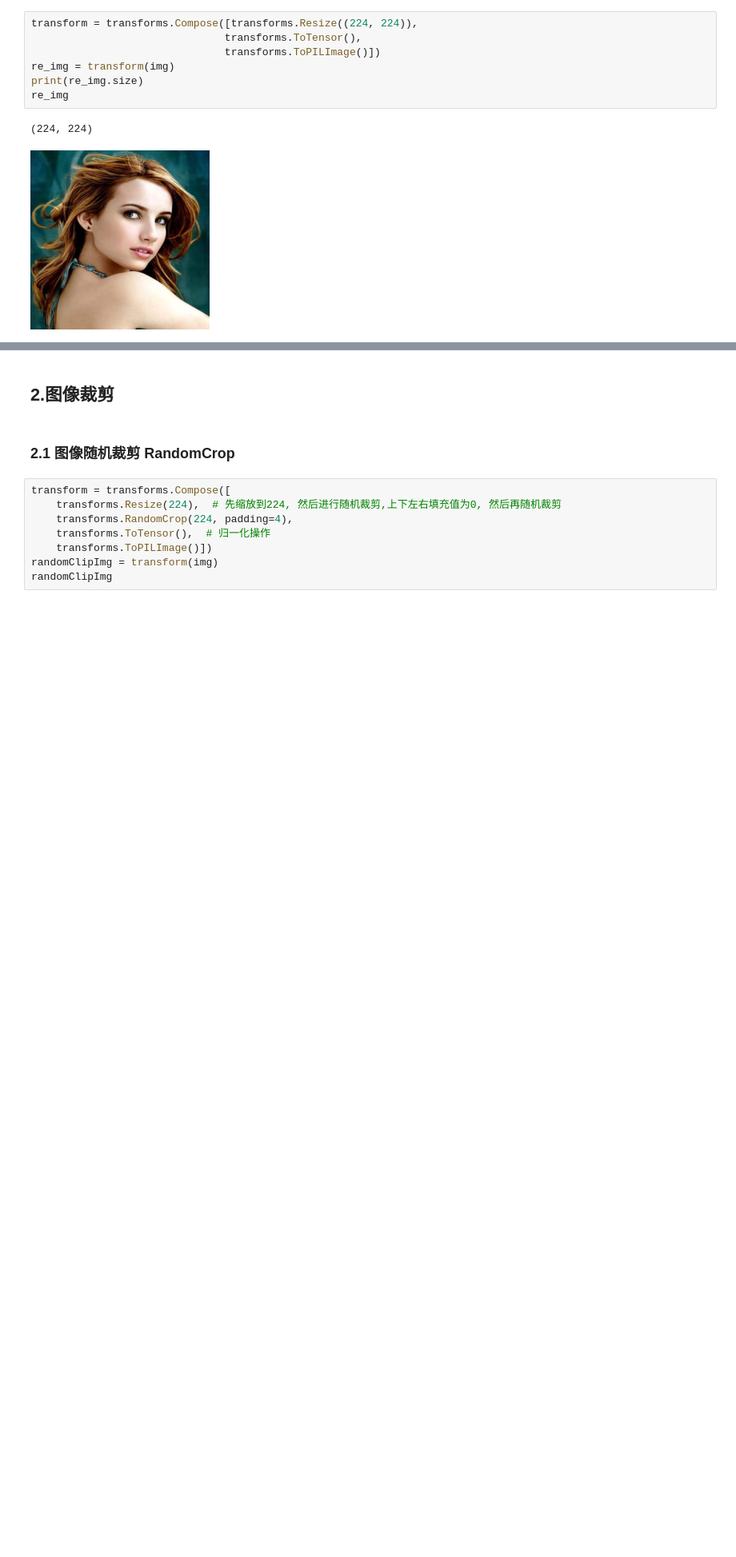
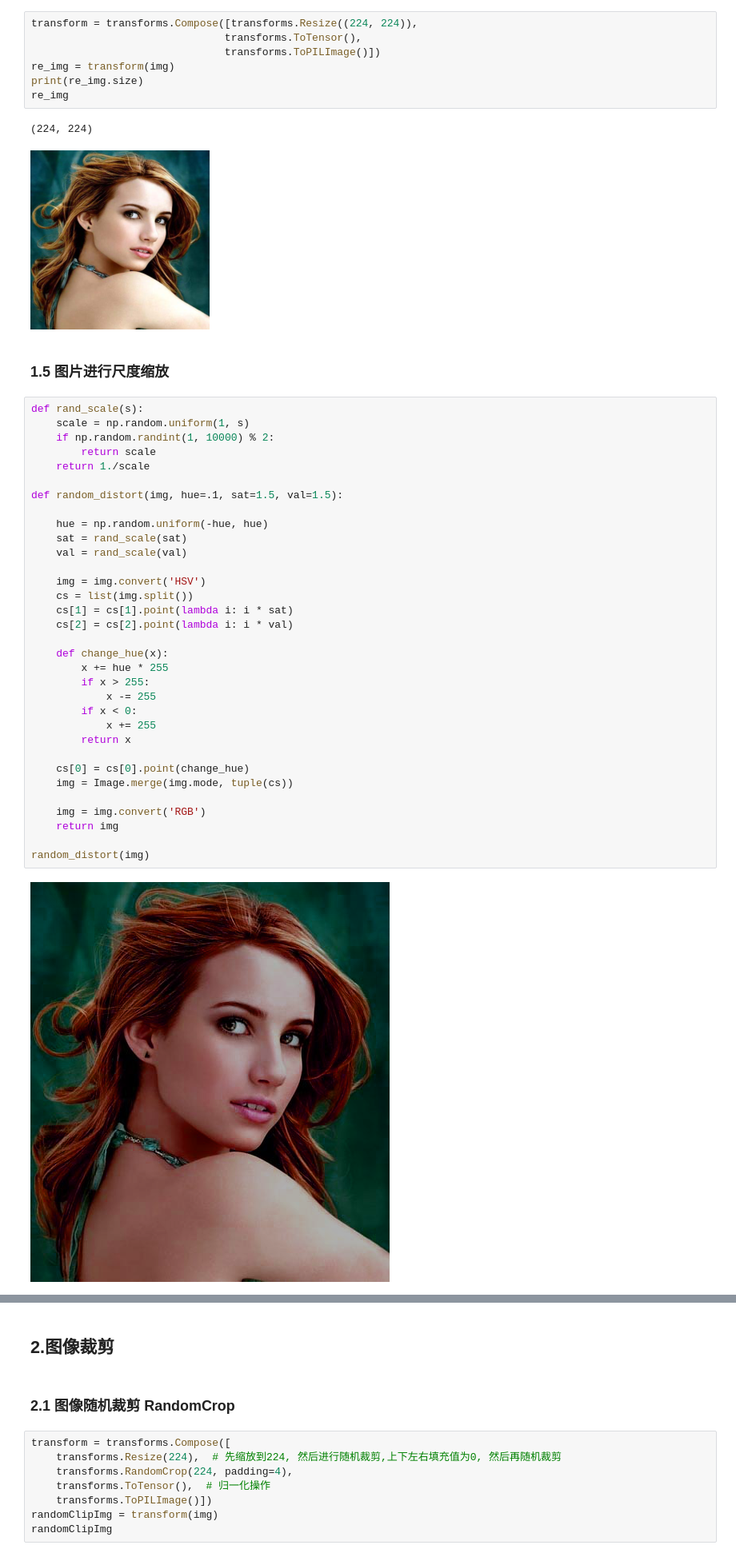
Before and after one commit to bruce1408/Pytorch_learning, a Jupyter notebook: CV/6-1.IMG/img_manual.ipynb, the cells around one changed output, grey strips where cells are left out. Shown at 80% size. Drawn from its saved outputs; the diff is of its cells as text; blank space fills up the shorter version.

```diff
--- a/CV/6-1.IMG/img_manual.ipynb
+++ b/CV/6-1.IMG/img_manual.ipynb
@@ -53,3 +188,40 @@ re_img
 # %% [output]
 (224, 224)
 [figure]
+# %% [markdown]
+### 1.5 图片进行尺度缩放
+# %%
+def rand_scale(s):
+    scale = np.random.uniform(1, s)
+    if np.random.randint(1, 10000) % 2:
+        return scale
+    return 1./scale
+
+def random_distort(img, hue=.1, sat=1.5, val=1.5):
+
+    hue = np.random.uniform(-hue, hue)
+    sat = rand_scale(sat)
+    val = rand_scale(val)
+
+    img = img.convert('HSV')
+    cs = list(img.split())
+    cs[1] = cs[1].point(lambda i: i * sat)
+    cs[2] = cs[2].point(lambda i: i * val)
+
+    def change_hue(x):
+        x += hue * 255
+        if x > 255:
+            x -= 255
+        if x < 0:
+            x += 255
+        return x
+
+    cs[0] = cs[0].point(change_hue)
+    img = Image.merge(img.mode, tuple(cs))
+
+    img = img.convert('RGB')
+    return img
+
+random_distort(img)
+# %% [output]
+[figure, added]
```
Also changed, not shown: parts of 9 cells of this notebook, 3 other files.
